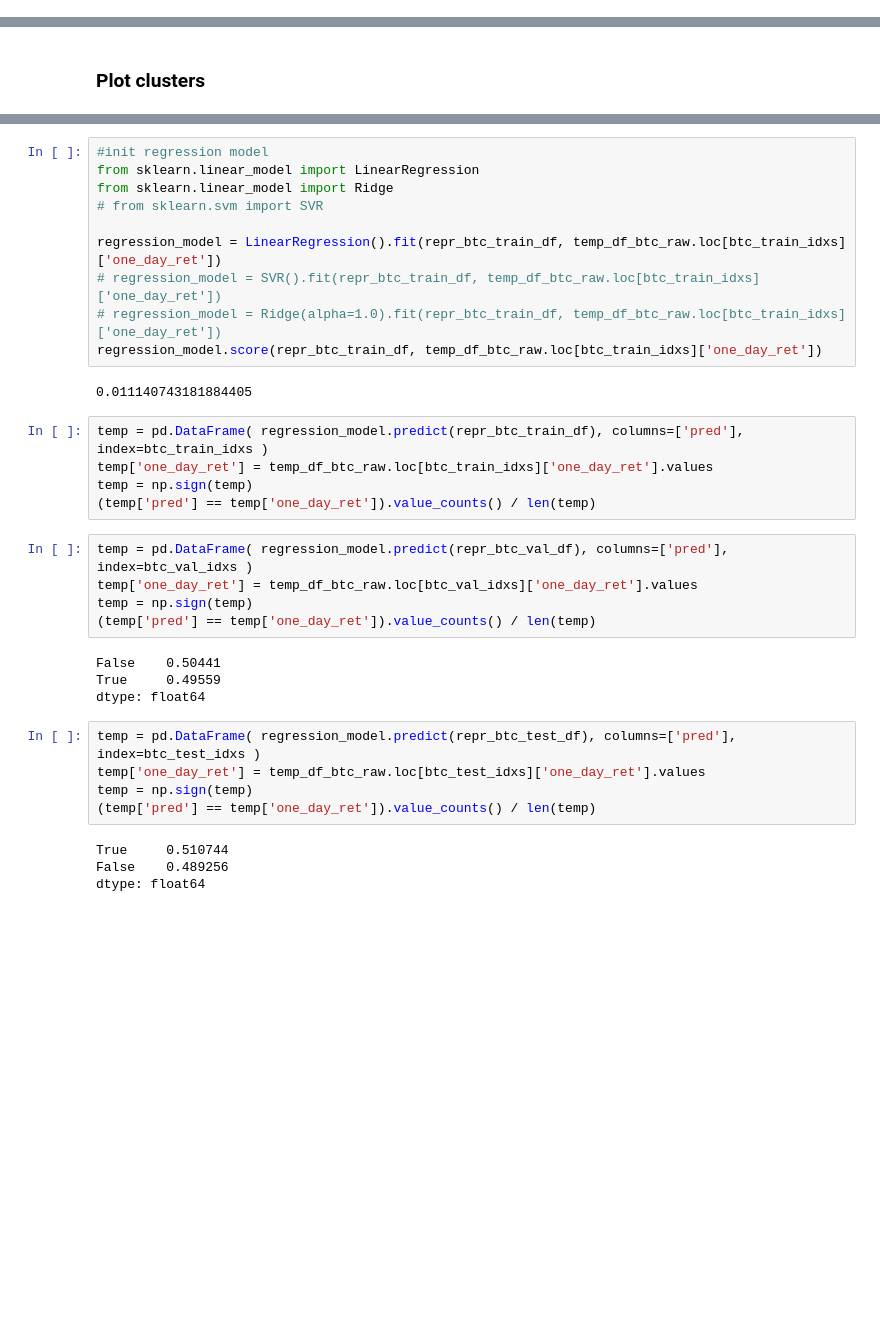
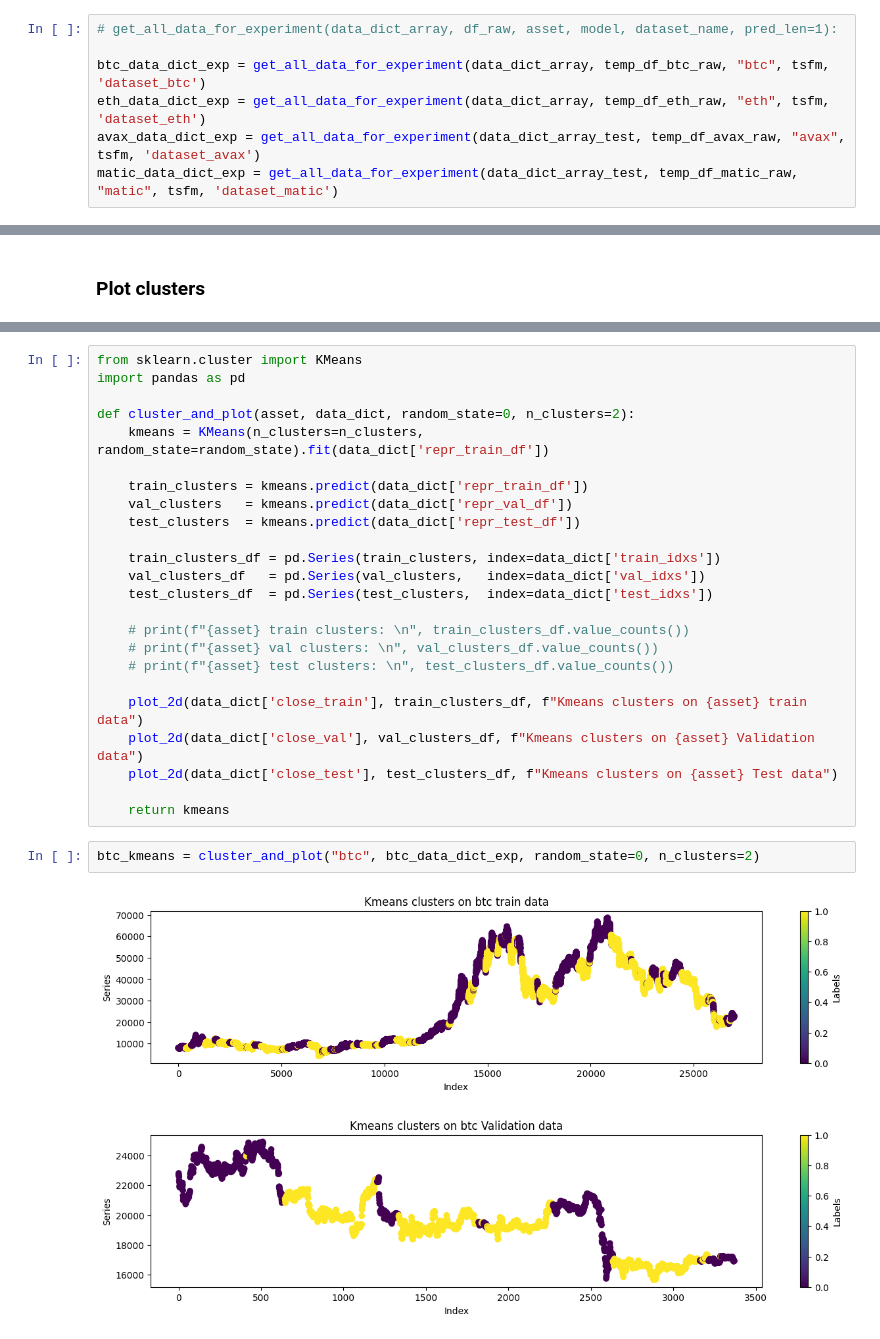
Before and after one commit to ajaye2/TS-FM, a Jupyter notebook: experiments.ipynb, the cells around one changed output, grey strips where cells are left out. Saved outputs shown, nothing was run; the diff lists cells and outputs as text; blank space fills up the shorter version.

```diff
--- a/experiments.ipynb
+++ b/experiments.ipynb
@@ -1026,0 +600,7 @@ Test F1 Score: 0.46683804627249353
+# %%
+# get_all_data_for_experiment(data_dict_array, df_raw, asset, model, dataset_name, pred_len=1):
+
+btc_data_dict_exp = get_all_data_for_experiment(data_dict_array, temp_df_btc_raw, "btc", tsfm, 'dataset_btc')
+eth_data_dict_exp = get_all_data_for_experiment(data_dict_array, temp_df_eth_raw, "eth", tsfm, 'dataset_eth')
+avax_data_dict_exp = get_all_data_for_experiment(data_dict_array_test, temp_df_avax_raw, "avax", tsfm, 'dataset_avax')
+matic_data_dict_exp = get_all_data_for_experiment(data_dict_array_test, temp_df_matic_raw, "matic", tsfm, 'dataset_matic')
@@ -1119,35 +653,29 @@ temp_df_avax_raw['one_day_ret'] = ( temp_df_avax_raw['close'].shift(-1) - temp_d
-# %%
-#init regression model
-from sklearn.linear_model import LinearRegression
-from sklearn.linear_model import Ridge
-# from sklearn.svm import SVR
-
-regression_model = LinearRegression().fit(repr_btc_train_df, temp_df_btc_raw.loc[btc_train_idxs]['one_day_ret'])
-# regression_model = SVR().fit(repr_btc_train_df, temp_df_btc_raw.loc[btc_train_idxs]['one_day_ret'])
-# regression_model = Ridge(alpha=1.0).fit(repr_btc_train_df, temp_df_btc_raw.loc[btc_train_idxs]['one_day_ret'])
-regression_model.score(repr_btc_train_df, temp_df_btc_raw.loc[btc_train_idxs]['one_day_ret'])
-# %% [output]
-0.011140743181884405
-# %%
-temp = pd.DataFrame( regression_model.predict(repr_btc_train_df), columns=['pred'], index=btc_train_idxs )
-temp['one_day_ret'] = temp_df_btc_raw.loc[btc_train_idxs]['one_day_ret'].values
-temp = np.sign(temp)
-(temp['pred'] == temp['one_day_ret']).value_counts() / len(temp)
-# %%
-temp = pd.DataFrame( regression_model.predict(repr_btc_val_df), columns=['pred'], index=btc_val_idxs )
-temp['one_day_ret'] = temp_df_btc_raw.loc[btc_val_idxs]['one_day_ret'].values
-temp = np.sign(temp)
-(temp['pred'] == temp['one_day_ret']).value_counts() / len(temp)
-# %% [output]
-False    0.50441
-True     0.49559
-dtype: float64
-# %%
-temp = pd.DataFrame( regression_model.predict(repr_btc_test_df), columns=['pred'], index=btc_test_idxs )
-temp['one_day_ret'] = temp_df_btc_raw.loc[btc_test_idxs]['one_day_ret'].values
-temp = np.sign(temp)
-(temp['pred'] == temp['one_day_ret']).value_counts() / len(temp)
-# %% [output]
-True     0.510744
-False    0.489256
-dtype: float64
+# %%
+from sklearn.cluster import KMeans
+import pandas as pd
+
+def cluster_and_plot(asset, data_dict, random_state=0, n_clusters=2):
+    kmeans = KMeans(n_clusters=n_clusters, random_state=random_state).fit(data_dict['repr_train_df'])
+
+    train_clusters = kmeans.predict(data_dict['repr_train_df'])
+    val_clusters   = kmeans.predict(data_dict['repr_val_df'])
+    test_clusters  = kmeans.predict(data_dict['repr_test_df'])
+
+    train_clusters_df = pd.Series(train_clusters, index=data_dict['train_idxs'])
+    val_clusters_df   = pd.Series(val_clusters,   index=data_dict['val_idxs'])
+    test_clusters_df  = pd.Series(test_clusters,  index=data_dict['test_idxs'])
+
+    # print(f"{asset} train clusters: \n", train_clusters_df.value_counts())
+    # print(f"{asset} val clusters: \n", val_clusters_df.value_counts())
+    # print(f"{asset} test clusters: \n", test_clusters_df.value_counts())
+
+    plot_2d(data_dict['close_train'], train_clusters_df, f"Kmeans clusters on {asset} train data")
+    plot_2d(data_dict['close_val'], val_clusters_df, f"Kmeans clusters on {asset} Validation data")
+    plot_2d(data_dict['close_test'], test_clusters_df, f"Kmeans clusters on {asset} Test data")
+
+    return kmeans
+# %%
+btc_kmeans = cluster_and_plot("btc", btc_data_dict_exp, random_state=0, n_clusters=2)
+# %% [output]
+[figure, added]
+[figure, added]
```
Also changed, not shown: parts of 34 cells of this notebook, 3 other files.
